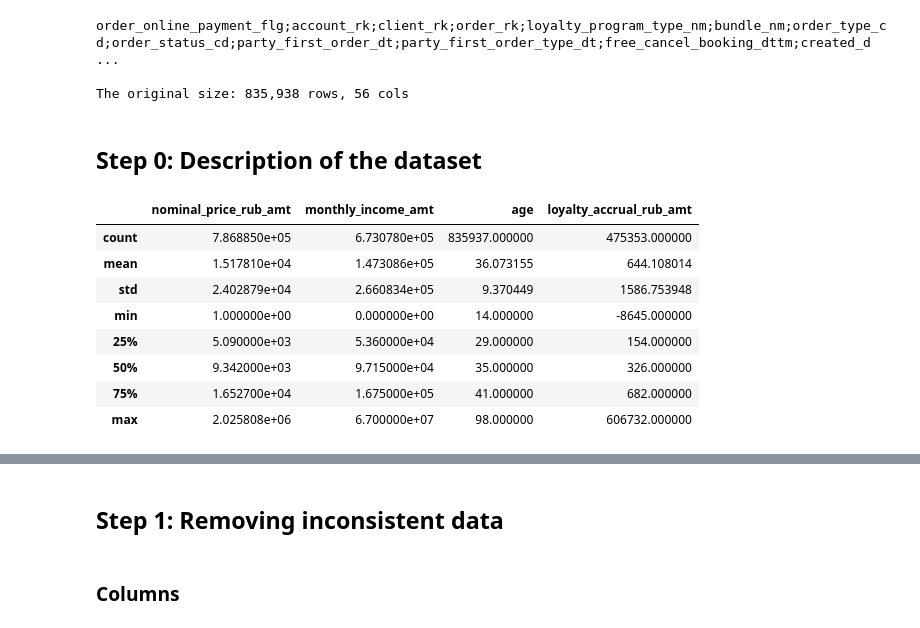
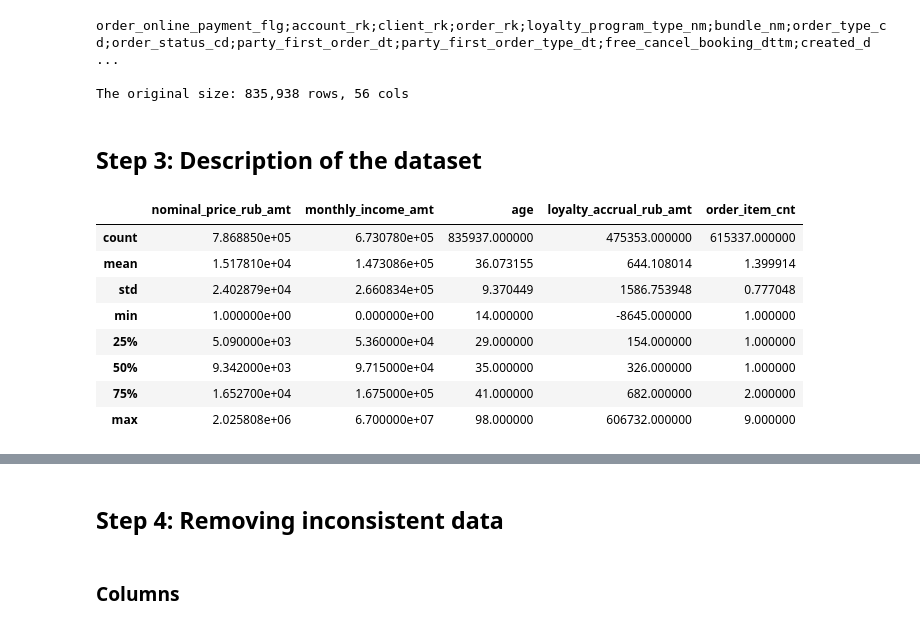
Before and after one commit to SerGGrad007/Hotels-and-flights-booking, a Jupyter notebook: project.ipynb, the cells around one changed output, grey strips where cells are left out. Saved outputs shown, nothing was run; the diff lists cells and outputs as text; code cells hidden in the pictures.

```diff
--- a/project.ipynb
+++ b/project.ipynb
@@ -15,36 +15,37 @@ order_online_payment_flg;account_rk;client_rk;order_rk;loyalty_program_type_nm;b
 
 The original size: 835,938 rows, 56 cols
 # %% [markdown]
-## Step 0: Description of the dataset
+## Step 3: Description of the dataset
 # %%
 import pandas as pd
 
 df = pd.read_csv('dano_dataset_travel.csv', sep=';', low_memory=False)
 
 numeric_cols = [
     'nominal_price_rub_amt',
     'monthly_income_amt',
     'age',
-    'loyalty_accrual_rub_amt'
+    'loyalty_accrual_rub_amt',
+    'order_item_cnt'
 ]
 
 for col in numeric_cols:
     df[col] = pd.to_numeric(
         df[col].astype(str).str.replace(',', '.', regex=False),
         errors='coerce'
     )
 
 df[numeric_cols].describe()
 # %% [output]
-|  | nominal_price_rub_amt | monthly_income_amt | age | loyalty_accrual_rub_amt |
-| count | 7.868850e+05 | 6.730780e+05 | 835937.000000 | 475353.000000 |
-| mean | 1.517810e+04 | 1.473086e+05 | 36.073155 | 644.108014 |
-| std | 2.402879e+04 | 2.660834e+05 | 9.370449 | 1586.753948 |
-| min | 1.000000e+00 | 0.000000e+00 | 14.000000 | -8645.000000 |
-| 25% | 5.090000e+03 | 5.360000e+04 | 29.000000 | 154.000000 |
-| 50% | 9.342000e+03 | 9.715000e+04 | 35.000000 | 326.000000 |
-| 75% | 1.652700e+04 | 1.675000e+05 | 41.000000 | 682.000000 |
-| max | 2.025808e+06 | 6.700000e+07 | 98.000000 | 606732.000000 |
+|  | nominal_price_rub_amt | monthly_income_amt | age | loyalty_accrual_rub_amt | order_item_cnt |
+| count | 7.868850e+05 | 6.730780e+05 | 835937.000000 | 475353.000000 | 615337.000000 |
+| mean | 1.517810e+04 | 1.473086e+05 | 36.073155 | 644.108014 | 1.399914 |
+| std | 2.402879e+04 | 2.660834e+05 | 9.370449 | 1586.753948 | 0.777048 |
+| min | 1.000000e+00 | 0.000000e+00 | 14.000000 | -8645.000000 | 1.000000 |
+| 25% | 5.090000e+03 | 5.360000e+04 | 29.000000 | 154.000000 | 1.000000 |
+| 50% | 9.342000e+03 | 9.715000e+04 | 35.000000 | 326.000000 | 1.000000 |
+| 75% | 1.652700e+04 | 1.675000e+05 | 41.000000 | 682.000000 | 2.000000 |
+| max | 2.025808e+06 | 6.700000e+07 | 98.000000 | 606732.000000 | 9.000000 |
 # %%
 df.describe(include="str")
 # %% [output]
@@ -71,7 +72,7 @@ df.describe(include="all")
 | max | NaN | NaN | NaN | NaN | NaN | NaN | NaN | ... |
 11 rows × 56 columns
 # %% [markdown]
-## Step 1: Removing inconsistent data
+## Step 4: Removing inconsistent data
 # %% [markdown]
 ### Columns
 # %% [markdown]
```
Also changed, not shown: parts of 1 cell of this notebook.
